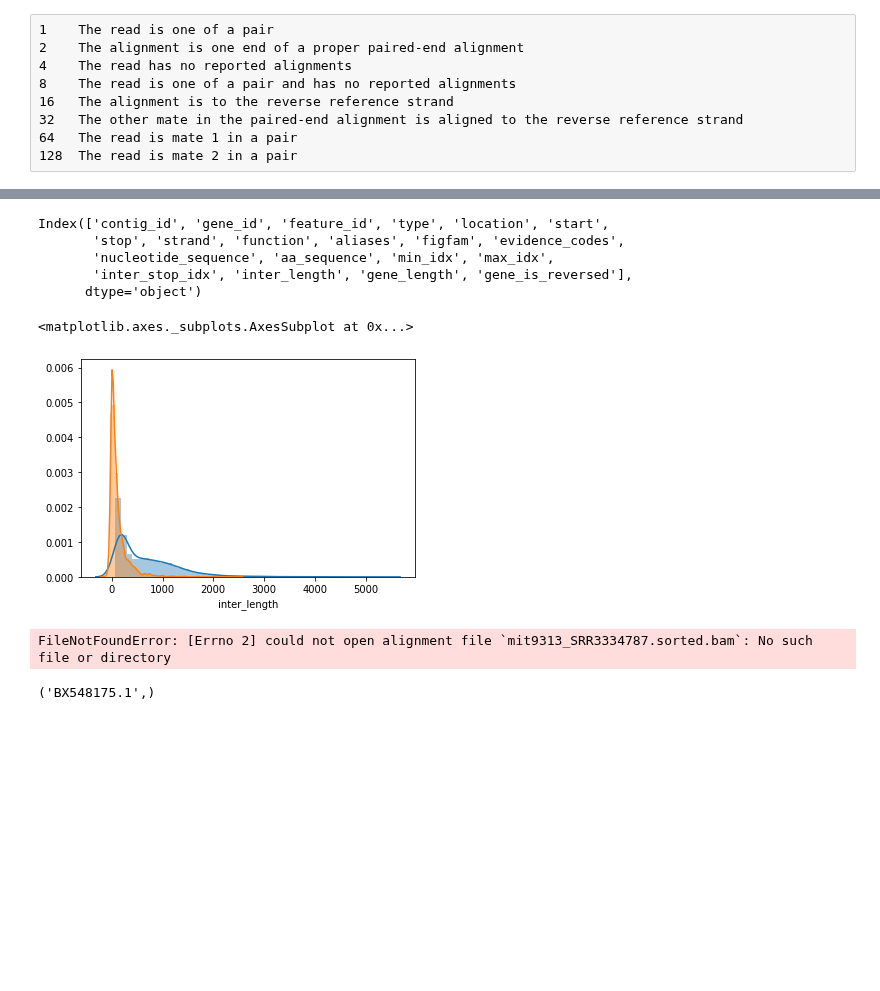
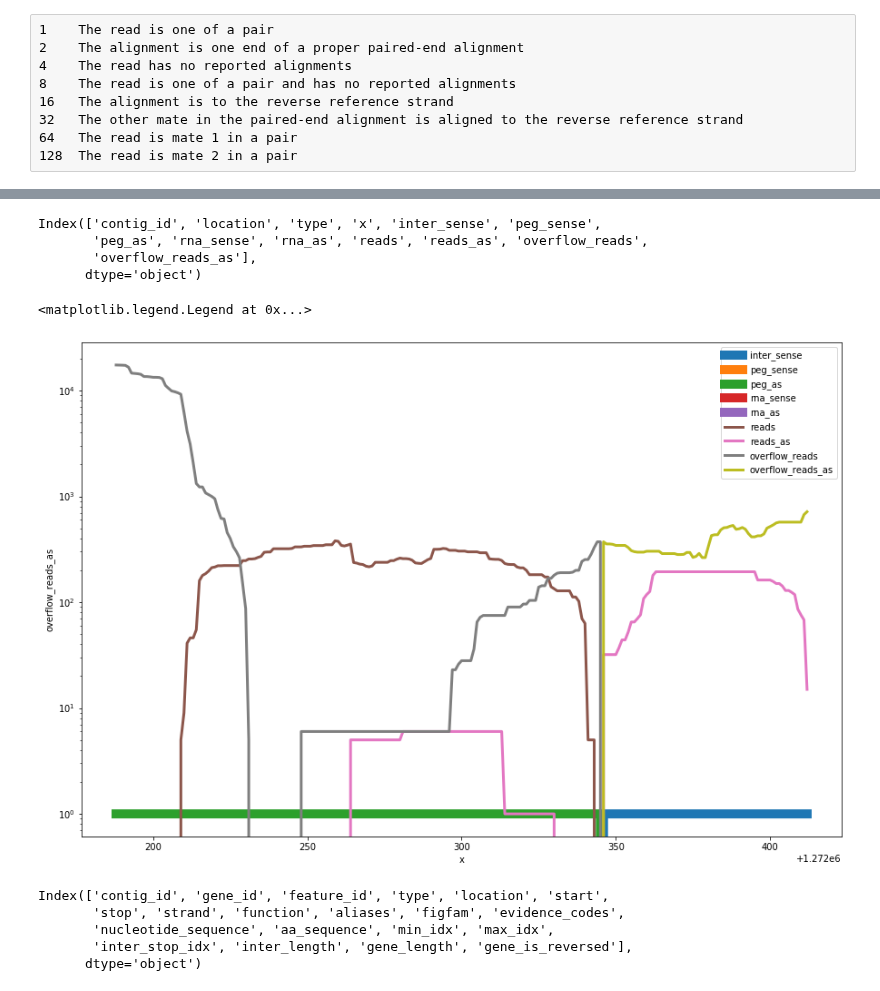
Before and after one commit to wosnat/sep, a Jupyter notebook: snqseq mapping 9313.ipynb, the cells around one changed output, grey strips where cells are left out. Saved outputs shown, nothing was run; the diff lists cells and outputs as text; code cells hidden in the pictures; blank space fills up the shorter version.

```diff
--- a/snqseq mapping 9313.ipynb
+++ b/snqseq mapping 9313.ipynb
@@ -49,0 +48,10 @@ ann_df = sep_lib.add_useful_columns_to_annotation_df(ann_df)
+# %%
+pd.set_option('display.max_columns', 500)
+ann_df = pd.read_csv('data/MIT9313.txt', sep='\t')
+ann_df = sep.add_useful_columns_to_annotation_df(ann_df)
+small_ann_df = ann_df.loc[ann_df.gene_id == 'PMIT9313_1600']
+samfile = pysam.AlignmentFile("data/SRR3334788.sorted.bam", "rb")
+contig = 'BX548175.1'
+# %%
+small_ann_df = ann_df.loc[ann_df.gene_id == 'PMIT9313_1600']
+cover_df = sep.create_cover_df(small_ann_df, samfile, contig)
@@ -79,3 +80,23 @@ ann_df.head()
+# %%
+cover_df.columns
+# %% [output]
+Index(['contig_id', 'location', 'type', 'x', 'inter_sense', 'peg_sense',
+       'peg_as', 'rna_sense', 'rna_as', 'reads', 'reads_as', 'overflow_reads',
+       'overflow_reads_as'],
+      dtype='object')
+# %%
+plt.figure(figsize=(15,10))
+for c in ['inter_sense', 'peg_sense',
+       'peg_as', 'rna_sense', 'rna_as',]:
+    sns.lineplot(x=cover_df.x, y=cover_df[c], label=c, linewidth=10)
+for c in [ 'reads', 'reads_as', 'overflow_reads',
+       'overflow_reads_as']:
+    sns.lineplot(x=cover_df.x, y=cover_df[c], label=c, linewidth=3)
+plt.yscale('log')
+plt.legend(bbox_to_anchor=(1,1))
+# %% [output]
+<matplotlib.legend.Legend at 0x...>
+[figure, added]
 # %%
 ann_df.columns
 # %% [output]
@@ -84,13 +105,3 @@ Index(['contig_id', 'gene_id', 'feature_id', 'type', 'location', 'start',
        'nucleotide_sequence', 'aa_sequence', 'min_idx', 'max_idx',
        'inter_stop_idx', 'inter_length', 'gene_length', 'gene_is_reversed'],
       dtype='object')
-# %%
-sns.distplot(ann_df.gene_length, label='genes')
-sns.distplot(ann_df.inter_length, label='intergene')
-# %% [output]
-<matplotlib.axes._subplots.AxesSubplot at 0x...>
-[figure, removed]
-# %%
-samfile = pysam.AlignmentFile("mit9313_SRR3334787.sorted.bam", "rb")
-# %% [output]
-FileNotFoundError: [Errno 2] could not open alignment file `mit9313_SRR3334787.sorted.bam`: No such file or directory
@@ -99,4 +107,0 @@ samfile = pysam.AlignmentFile(os.path.join('data',"SRR3334788.sorted.bam"), "rb"
-# %%
-samfile.references
-# %% [output]
-('BX548175.1',)
```
Also changed, not shown: parts of 55 cells of this notebook, 3 other files.
